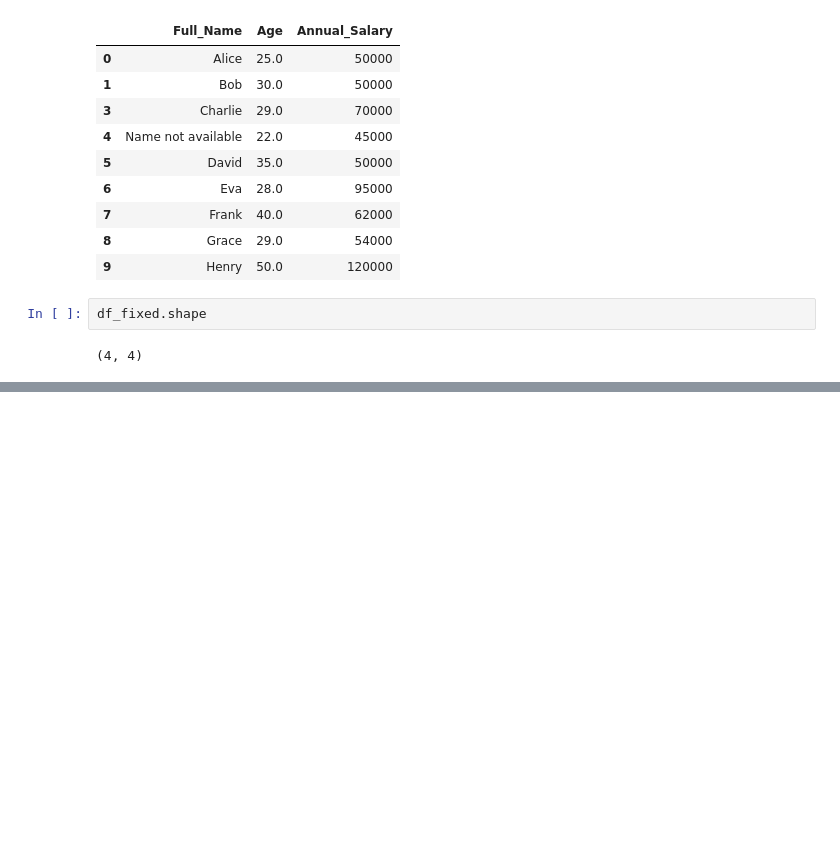
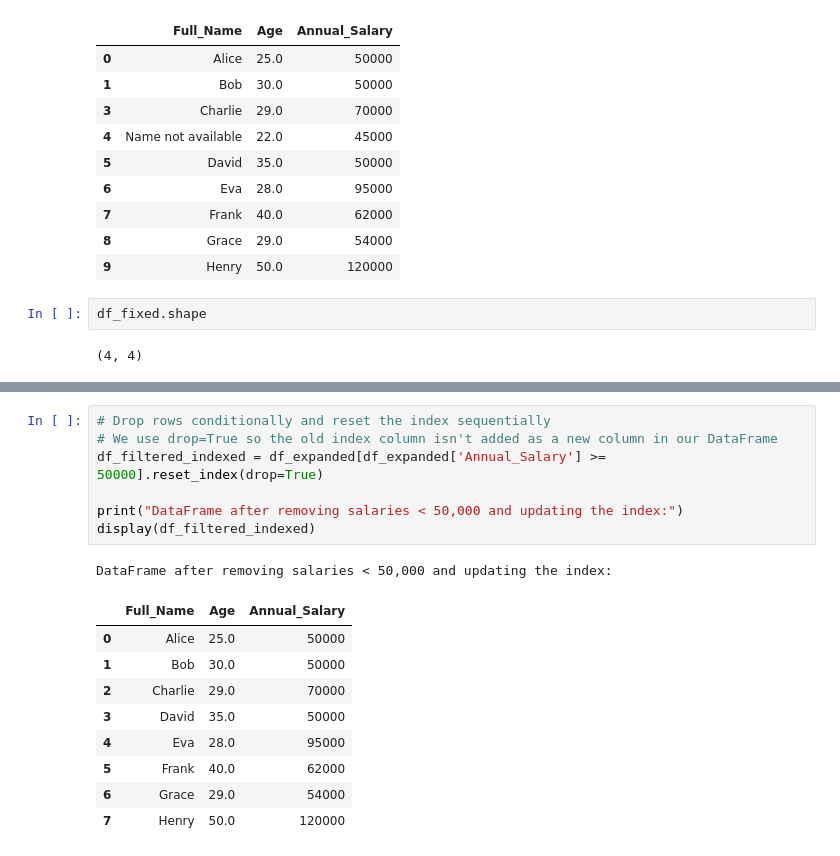
Before and after one commit to princeowaowa/python, a Jupyter notebook: Pandas.ipynb, the cells around one changed output, grey strips where cells are left out. Saved outputs shown, nothing was run; the diff lists cells and outputs as text; blank space fills up the shorter version.

```diff
--- a/Pandas.ipynb
+++ b/Pandas.ipynb
@@ -286,0 +319,18 @@ df_fixed.shape
+# %%
+# Drop rows conditionally and reset the index sequentially
+# We use drop=True so the old index column isn't added as a new column in our DataFrame
+df_filtered_indexed = df_expanded[df_expanded['Annual_Salary'] >= 50000].reset_index(drop=True)
+
+print("DataFrame after removing salaries < 50,000 and updating the index:")
+display(df_filtered_indexed)
+# %% [output]
+DataFrame after removing salaries < 50,000 and updating the index:
+|  | Full_Name | Age | Annual_Salary |
+| 0 | Alice | 25.0 | 50000 |
+| 1 | Bob | 30.0 | 50000 |
+| 2 | Charlie | 29.0 | 70000 |
+| 3 | David | 35.0 | 50000 |
+| 4 | Eva | 28.0 | 95000 |
+| 5 | Frank | 40.0 | 62000 |
+| 6 | Grace | 29.0 | 54000 |
+| 7 | Henry | 50.0 | 120000 |
```
Also changed, not shown: parts of 2 cells of this notebook.
